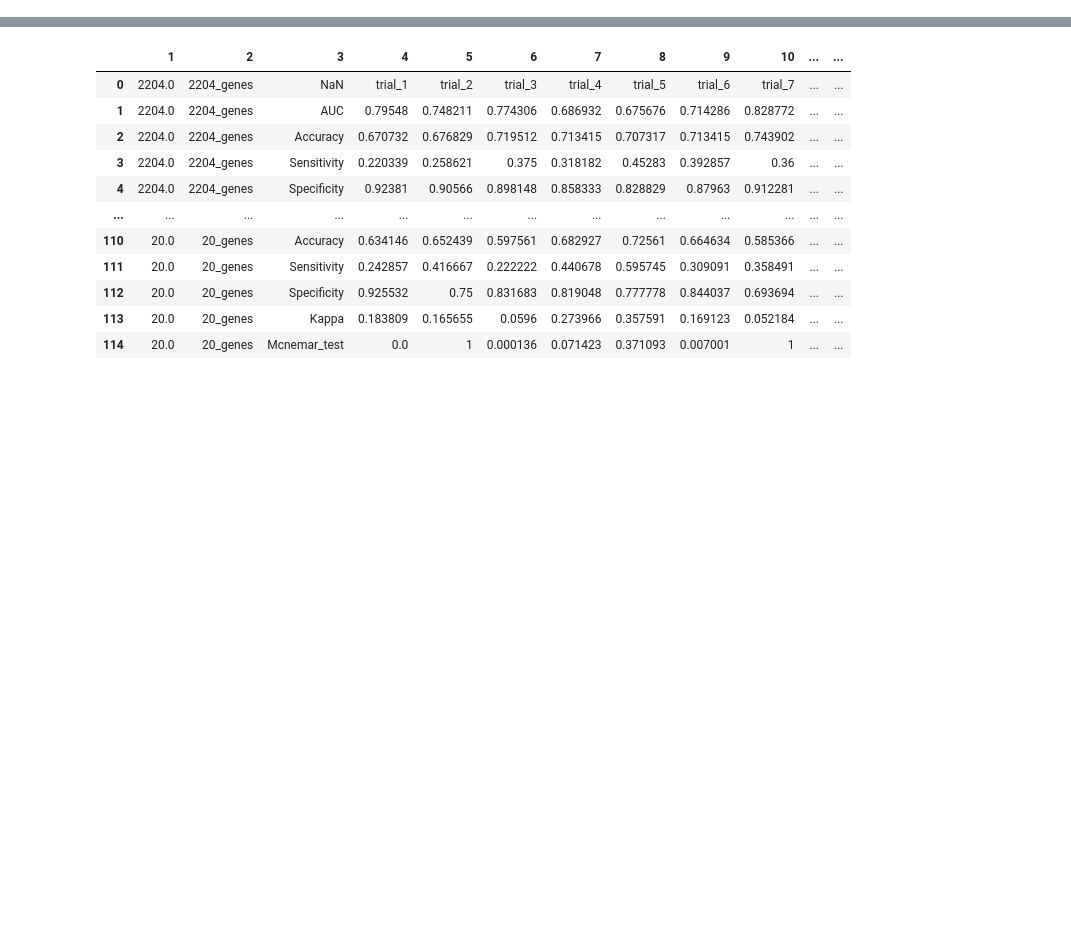
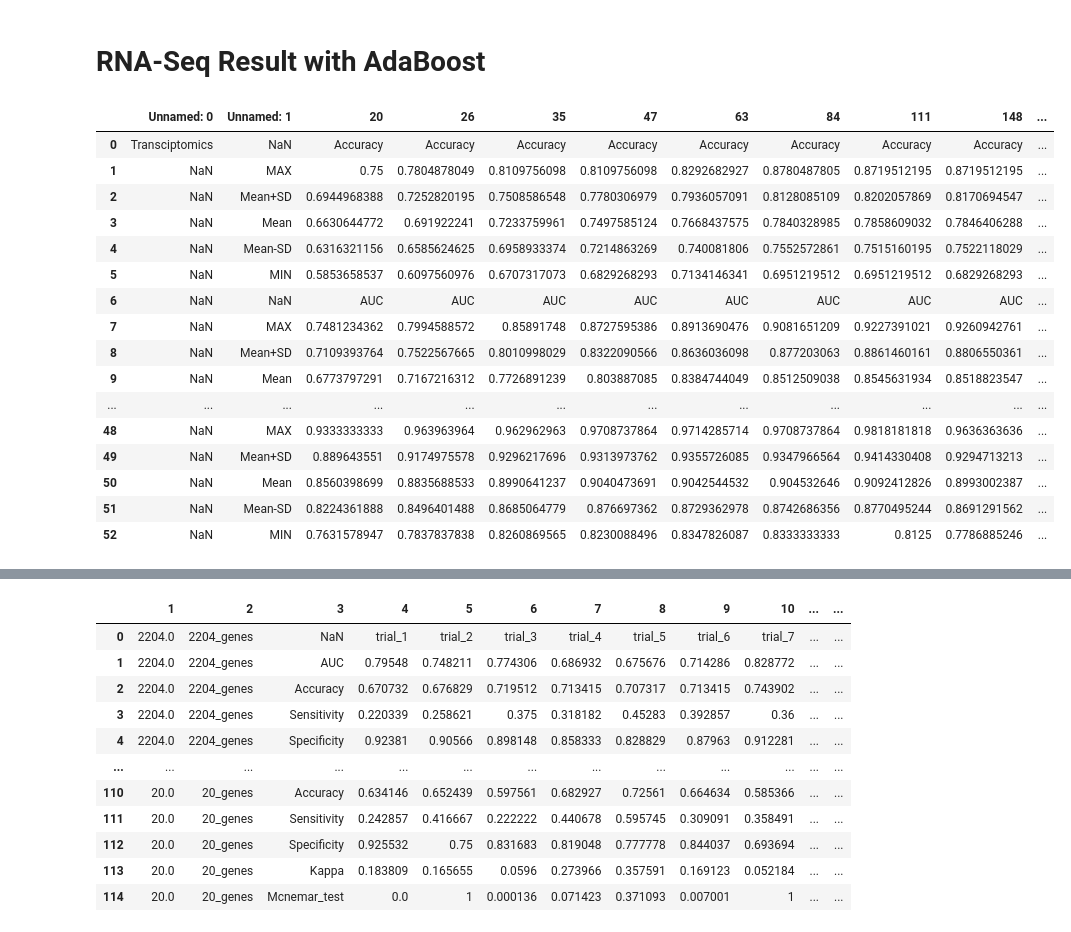
Before and after one commit to zainabnazari/ppmi, a Jupyter notebook: Draft/ivan_data.ipynb, the cells around one changed output, grey strips where cells are left out. Drawn from its saved outputs; the diff is of its cells as text; code cells hidden in the pictures; blank space fills up the shorter version.

```diff
--- a/Draft/ivan_data.ipynb
+++ b/Draft/ivan_data.ipynb
@@ -1,3 +1,5 @@
+# %% [markdown]
+# RNA-Seq Result with AdaBoost
 # %%
 import pandas as pd
 from pathlib import Path
@@ -5,0 +12,21 @@ path2 = Path("/home/znazari/data") # where the output data will be saved at the
+# %%
+x_data = pd.read_csv(path3/"AdaBoost_params_all_top_models_summary - Foglio2-1.csv")
+x_data
+# %% [output]
+|  | Unnamed: 0 | Unnamed: 1 | 20 | 26 | 35 | 47 | 63 | 84 | 111 | 148 | ... |
+| 0 | Transciptomics | NaN | Accuracy | Accuracy | Accuracy | Accuracy | Accuracy | Accuracy | Accuracy | Accuracy | ... |
+| 1 | NaN | MAX | 0.75 | 0.7804878049 | 0.8109756098 | 0.8109756098 | 0.8292682927 | 0.8780487805 | 0.8719512195 | 0.8719512195 | ... |
+| 2 | NaN | Mean+SD | 0.6944968388 | 0.7252820195 | 0.7508586548 | 0.7780306979 | 0.7936057091 | 0.8128085109 | 0.8202057869 | 0.8170694547 | ... |
+| 3 | NaN | Mean | 0.6630644772 | 0.691922241 | 0.7233759961 | 0.7497585124 | 0.7668437575 | 0.7840328985 | 0.7858609032 | 0.7846406288 | ... |
+| 4 | NaN | Mean-SD | 0.6316321156 | 0.6585624625 | 0.6958933374 | 0.7214863269 | 0.740081806 | 0.7552572861 | 0.7515160195 | 0.7522118029 | ... |
+| 5 | NaN | MIN | 0.5853658537 | 0.6097560976 | 0.6707317073 | 0.6829268293 | 0.7134146341 | 0.6951219512 | 0.6951219512 | 0.6829268293 | ... |
+| 6 | NaN | NaN | AUC | AUC | AUC | AUC | AUC | AUC | AUC | AUC | ... |
+| 7 | NaN | MAX | 0.7481234362 | 0.7994588572 | 0.85891748 | 0.8727595386 | 0.8913690476 | 0.9081651209 | 0.9227391021 | 0.9260942761 | ... |
+| 8 | NaN | Mean+SD | 0.7109393764 | 0.7522567665 | 0.8010998029 | 0.8322090566 | 0.8636036098 | 0.877203063 | 0.8861460161 | 0.8806550361 | ... |
+| 9 | NaN | Mean | 0.6773797291 | 0.7167216312 | 0.7726891239 | 0.803887085 | 0.8384744049 | 0.8512509038 | 0.8545631934 | 0.8518823547 | ... |
+| ... | ... | ... | ... | ... | ... | ... | ... | ... | ... | ... | ... |
+| 48 | NaN | MAX | 0.9333333333 | 0.963963964 | 0.962962963 | 0.9708737864 | 0.9714285714 | 0.9708737864 | 0.9818181818 | 0.9636363636 | ... |
+| 49 | NaN | Mean+SD | 0.889643551 | 0.9174975578 | 0.9296217696 | 0.9313973762 | 0.9355726085 | 0.9347966564 | 0.9414330408 | 0.9294713213 | ... |
+| 50 | NaN | Mean | 0.8560398699 | 0.8835688533 | 0.8990641237 | 0.9040473691 | 0.9042544532 | 0.904532646 | 0.9092412826 | 0.8993002387 | ... |
+| 51 | NaN | Mean-SD | 0.8224361888 | 0.8496401488 | 0.8685064779 | 0.876697362 | 0.8729362978 | 0.8742686356 | 0.8770495244 | 0.8691291562 | ... |
+| 52 | NaN | MIN | 0.7631578947 | 0.7837837838 | 0.8260869565 | 0.8230088496 | 0.8347826087 | 0.8333333333 | 0.8125 | 0.7786885246 | ... |
```
Also changed, not shown: parts of 17 cells of this notebook, 3 other files.
